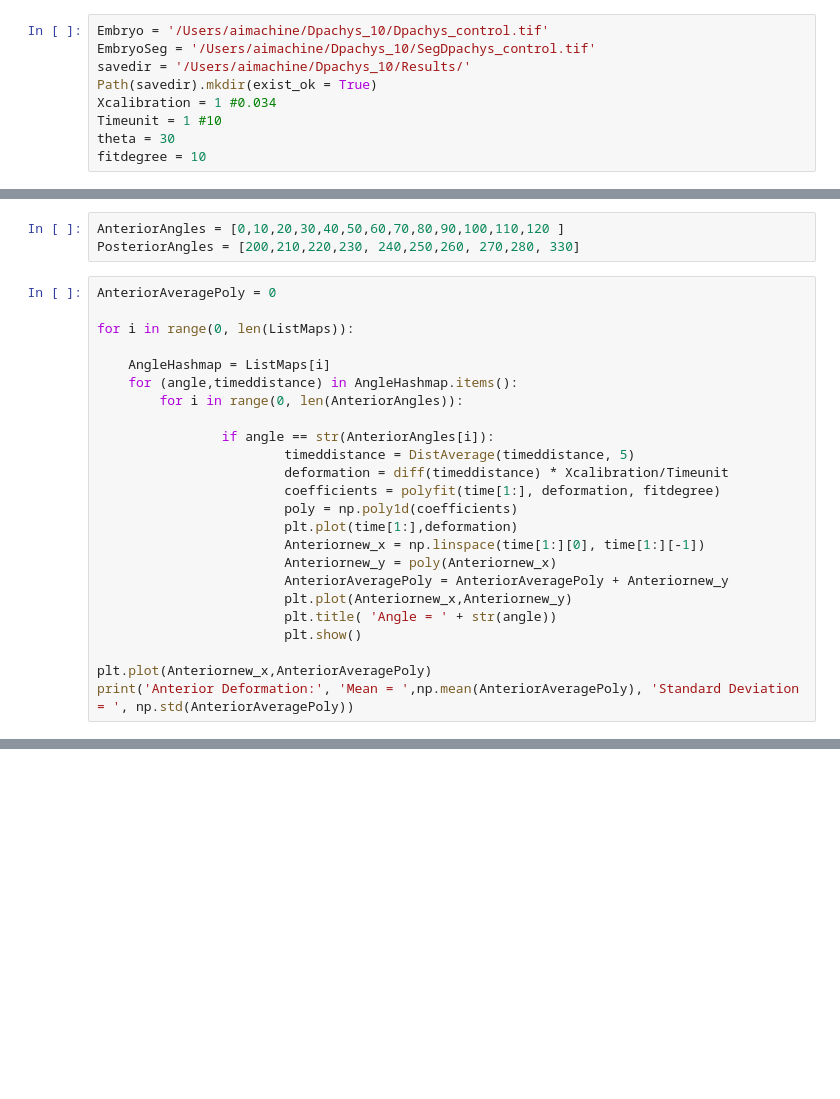
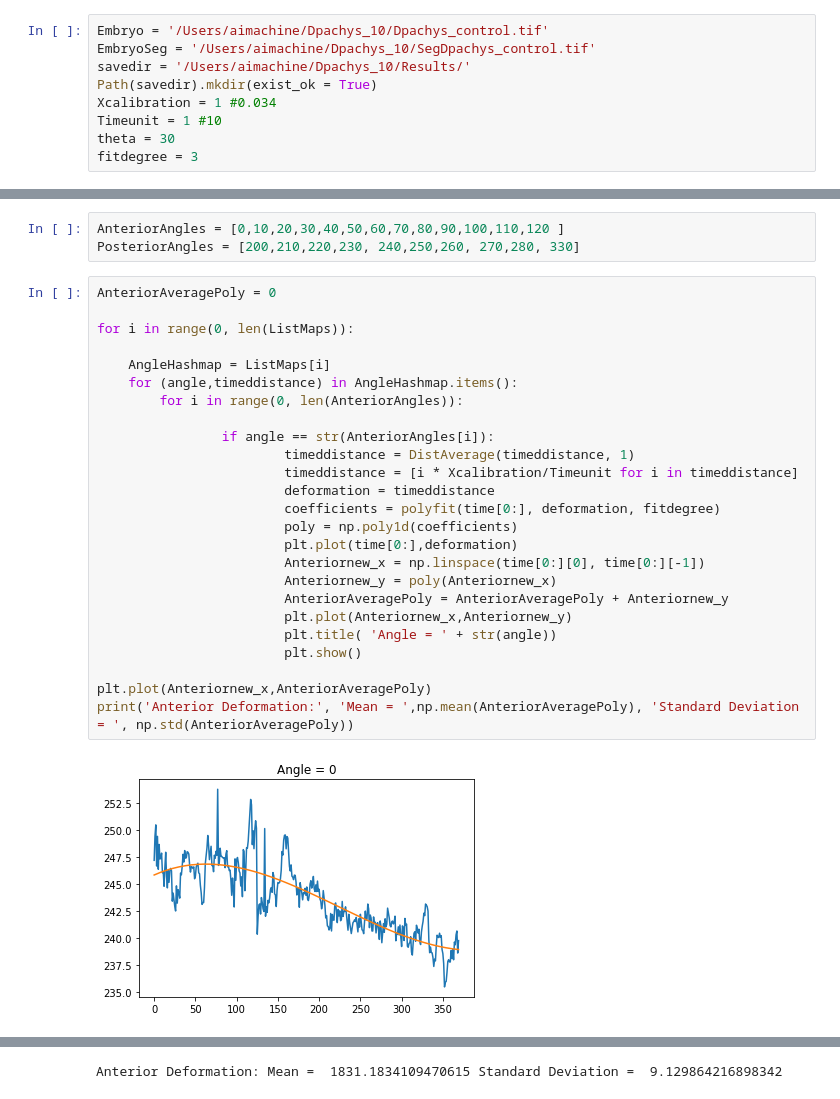
Before and after one commit to kapoorlab/BioPython, a Jupyter notebook: DarineKymoAnalyis/TthetaSURFF.ipynb, the cells around one changed output, grey strips where cells are left out. Drawn from its saved outputs; the diff is of its cells as text; blank space fills up the shorter version.

```diff
--- a/DarineKymoAnalyis/TthetaSURFF.ipynb
+++ b/DarineKymoAnalyis/TthetaSURFF.ipynb
@@ -21,7 +21,7 @@ Path(savedir).mkdir(exist_ok = True)
 Xcalibration = 1 #0.034
 Timeunit = 1 #10
 theta = 30
-fitdegree = 10
+fitdegree = 3
 # %%
 ListMaps, Clock, time = Tsurff(Embryo,EmbryoSeg, theta,Timeunit)
 # %%
@@ -34,24 +34,27 @@ PosteriorAngles = [200,210,220,230, 240,250,260, 270,280, 330]
 # %%
 AnteriorAveragePoly = 0
 
 for i in range(0, len(ListMaps)):
 
     AngleHashmap = ListMaps[i]
     for (angle,timeddistance) in AngleHashmap.items():
         for i in range(0, len(AnteriorAngles)):
 
                 if angle == str(AnteriorAngles[i]):
-                        timeddistance = DistAverage(timeddistance, 5)
-                        deformation = diff(timeddistance) * Xcalibration/Timeunit
-                        coefficients = polyfit(time[1:], deformation, fitdegree)
+                        timeddistance = DistAverage(timeddistance, 1)
+                        timeddistance = [i * Xcalibration/Timeunit for i in timeddistance]
+                        deformation = timeddistance
+                        coefficients = polyfit(time[0:], deformation, fitdegree)
                         poly = np.poly1d(coefficients)
-                        plt.plot(time[1:],deformation)
-                        Anteriornew_x = np.linspace(time[1:][0], time[1:][-1])
+                        plt.plot(time[0:],deformation)
+                        Anteriornew_x = np.linspace(time[0:][0], time[0:][-1])
                         Anteriornew_y = poly(Anteriornew_x)
                         AnteriorAveragePoly = AnteriorAveragePoly + Anteriornew_y
                         plt.plot(Anteriornew_x,Anteriornew_y)
                         plt.title( 'Angle = ' + str(angle))
                         plt.show()
 
 plt.plot(Anteriornew_x,AnteriorAveragePoly)
 print('Anterior Deformation:', 'Mean = ',np.mean(AnteriorAveragePoly), 'Standard Deviation = ', np.std(AnteriorAveragePoly))
+# %% [output]
+[figure, added]
@@ -57,0 +65 @@ print('Anterior Deformation:', 'Mean = ',np.mean(AnteriorAveragePoly), 'Standard
+Anterior Deformation: Mean =  1831.1834109470615 Standard Deviation =  9.129864216898342
```
Also changed, not shown: parts of 3 cells of this notebook.
